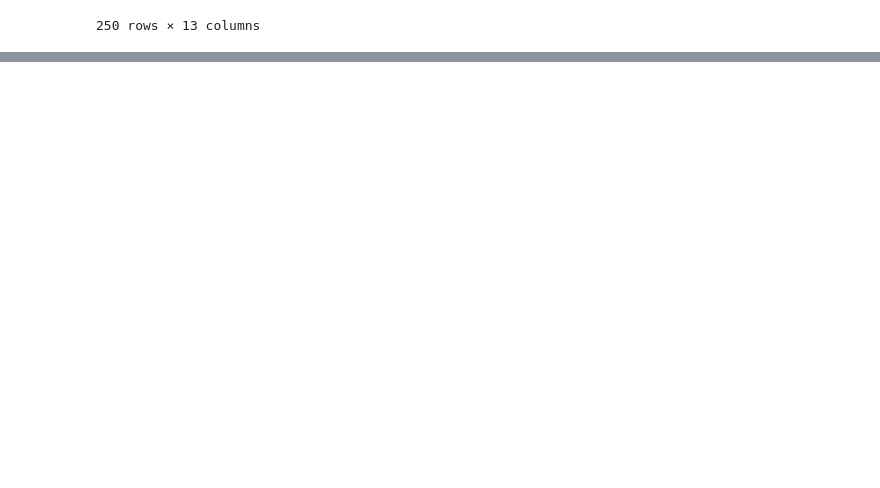
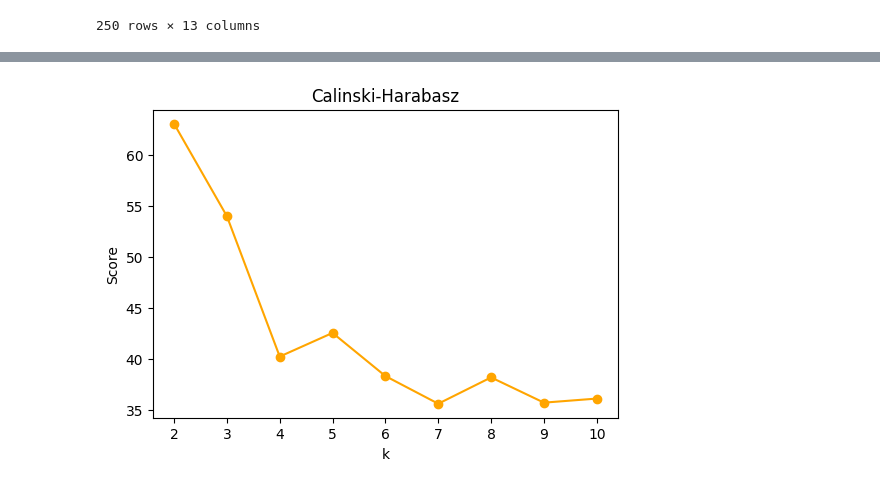
Before and after one commit to LuisAntonioGI13/perfume-recommender-ai, a Jupyter notebook: notebooks/desarrollo_modelo.ipynb, the cells around one changed output, grey strips where cells are left out. Cells and saved outputs as stored; diff of their text form; code cells hidden in the pictures; blank space fills up the shorter version.

```diff
--- a/notebooks/desarrollo_modelo.ipynb
+++ b/notebooks/desarrollo_modelo.ipynb
@@ -1425,0 +796,10 @@ recomendar_por_texto(
+# %%
+## CALINSKI-HARABASZ
+plt.figure(figsize=(6,4))
+plt.plot(ks, calinski, marker='o', color='orange')
+plt.title("Calinski-Harabasz")
+plt.xlabel("k")
+plt.ylabel("Score")
+plt.show()
+# %% [output]
+[figure, added]
```
Also changed, not shown: parts of 170 cells of this notebook, 6 other files.
